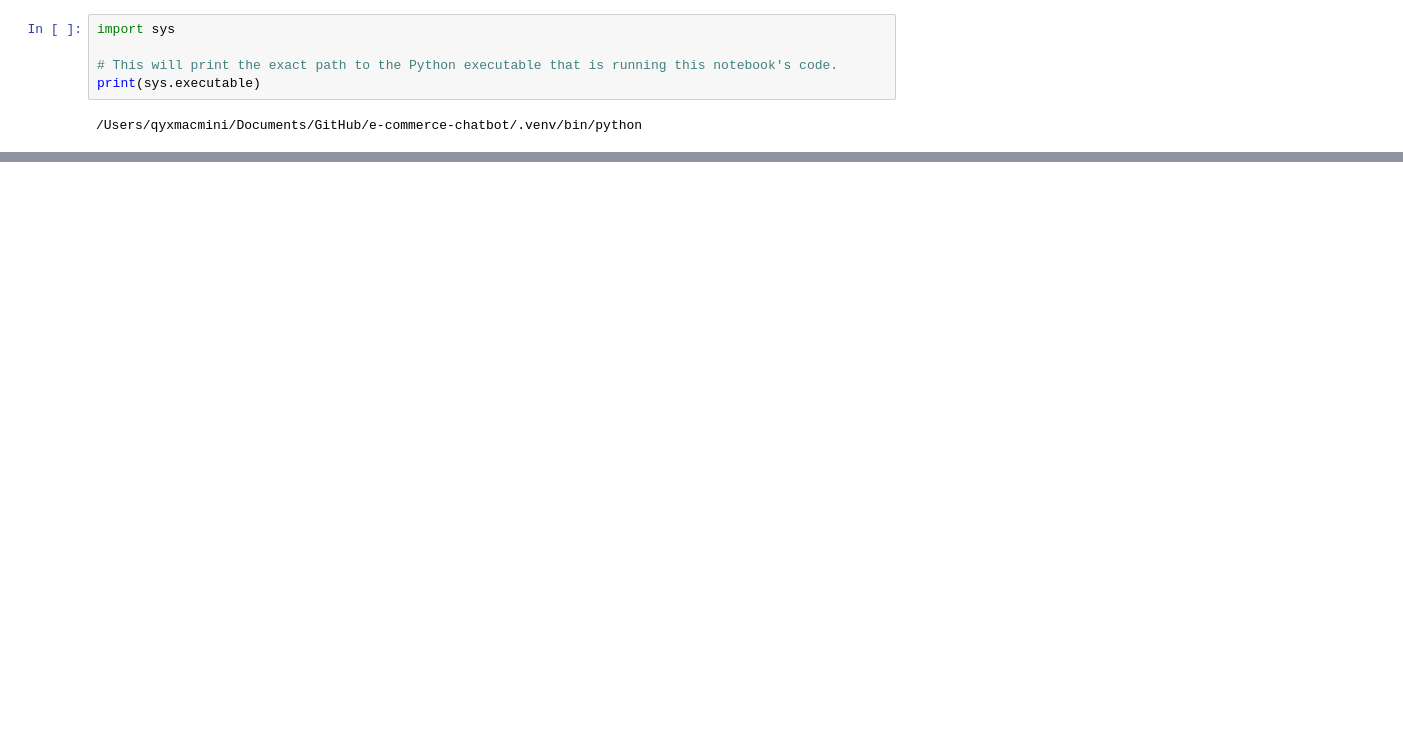
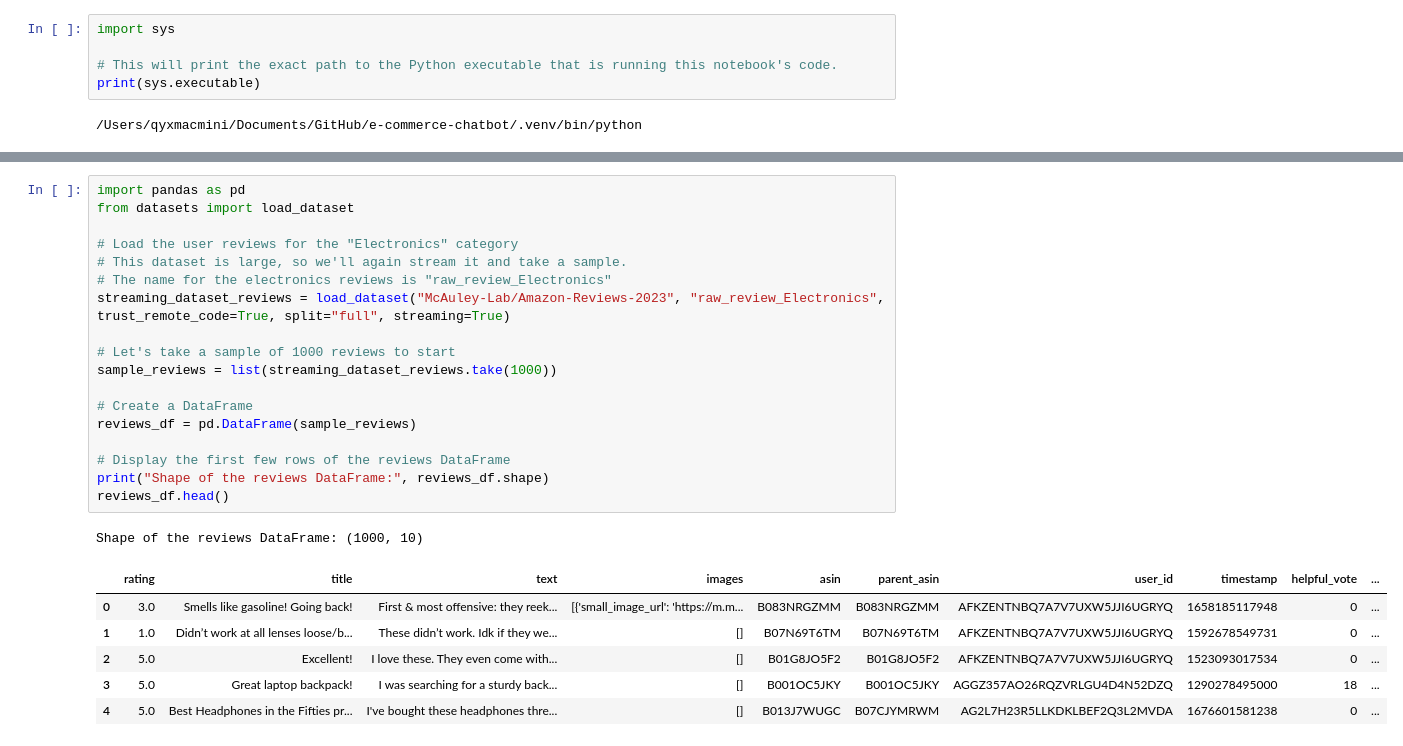
Before and after one commit to timothyq/E-commerce-chatbot, a Jupyter notebook: notebooks/1-data-exploration.ipynb, the cells around one changed output, grey strips where cells are left out. Cells and saved outputs as stored; diff of their text form; blank space fills up the shorter version.

Commit message:
data exploration for ETL pipeline

```diff
--- a/notebooks/1-data-exploration.ipynb
+++ b/notebooks/1-data-exploration.ipynb
@@ -134,0 +69,26 @@ dtype: int64
+# %%
+import pandas as pd
+from datasets import load_dataset
+
+# Load the user reviews for the "Electronics" category
+# This dataset is large, so we'll again stream it and take a sample.
+# The name for the electronics reviews is "raw_review_Electronics"
+streaming_dataset_reviews = load_dataset("McAuley-Lab/Amazon-Reviews-2023", "raw_review_Electronics", trust_remote_code=True, split="full", streaming=True)
+
+# Let's take a sample of 1000 reviews to start
+sample_reviews = list(streaming_dataset_reviews.take(1000))
+
+# Create a DataFrame
+reviews_df = pd.DataFrame(sample_reviews)
+
+# Display the first few rows of the reviews DataFrame
+print("Shape of the reviews DataFrame:", reviews_df.shape)
+reviews_df.head()
+# %% [output]
+Shape of the reviews DataFrame: (1000, 10)
+|  | rating | title | text | images | asin | parent_asin | user_id | timestamp | helpful_vote | ... |
+| 0 | 3.0 | Smells like gasoline! Going back! | First & most offensive: they reek... | [{'small_image_url': 'https://m.m... | B083NRGZMM | B083NRGZMM | AFKZENTNBQ7A7V7UXW5JJI6UGRYQ | 1658185117948 | 0 | ... |
+| 1 | 1.0 | Didn’t work at all lenses loose/b... | These didn’t work. Idk if they we... | [] | B07N69T6TM | B07N69T6TM | AFKZENTNBQ7A7V7UXW5JJI6UGRYQ | 1592678549731 | 0 | ... |
+| 2 | 5.0 | Excellent! | I love these. They even come with... | [] | B01G8JO5F2 | B01G8JO5F2 | AFKZENTNBQ7A7V7UXW5JJI6UGRYQ | 1523093017534 | 0 | ... |
+| 3 | 5.0 | Great laptop backpack! | I was searching for a sturdy back... | [] | B001OC5JKY | B001OC5JKY | AGGZ357AO26RQZVRLGU4D4N52DZQ | 1290278495000 | 18 | ... |
+| 4 | 5.0 | Best Headphones in the Fifties pr... | I've bought these headphones thre... | [] | B013J7WUGC | B07CJYMRWM | AG2L7H23R5LLKDKLBEF2Q3L2MVDA | 1676601581238 | 0 | ... |
```
Also changed, not shown: parts of 12 cells of this notebook, 1 other file.
